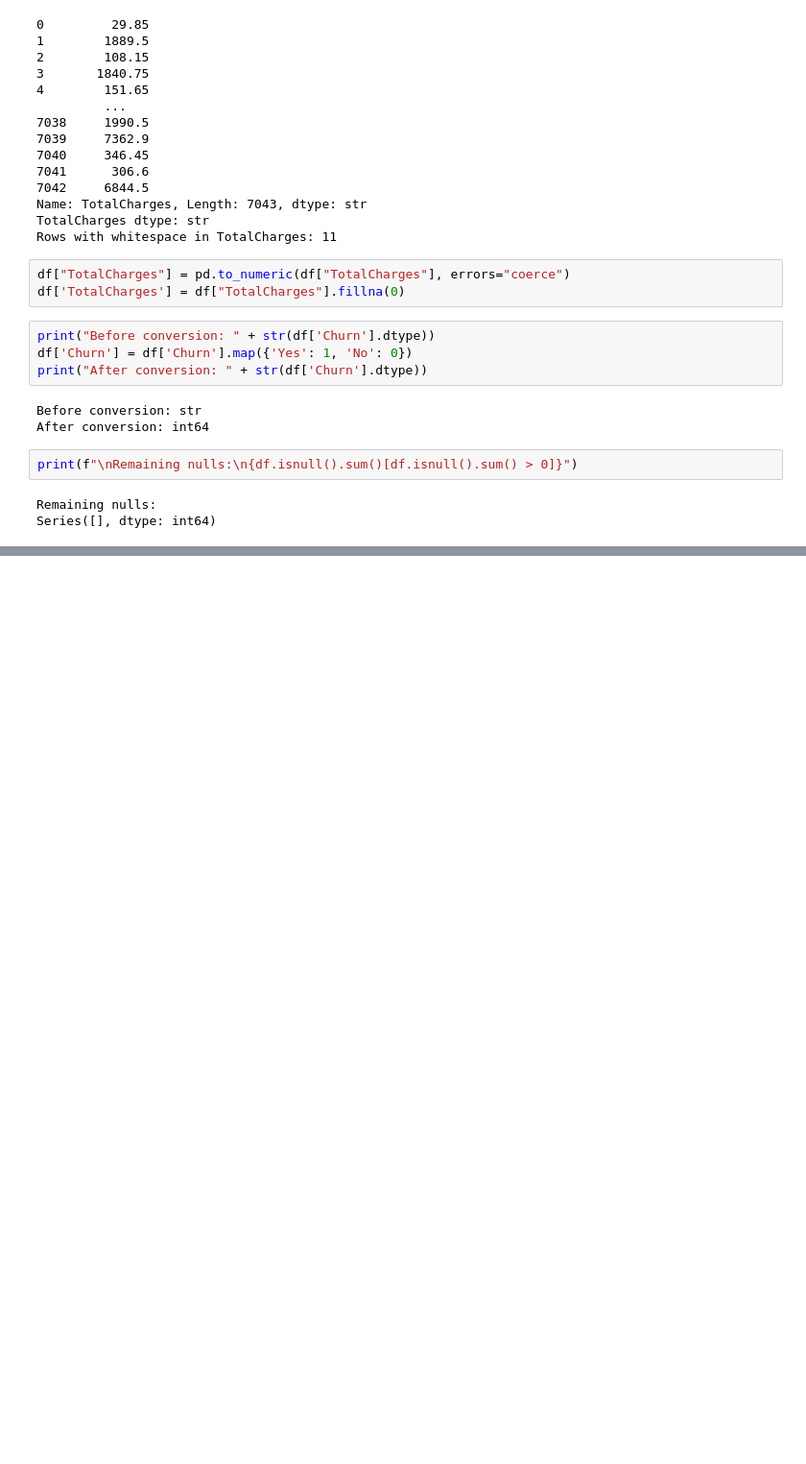
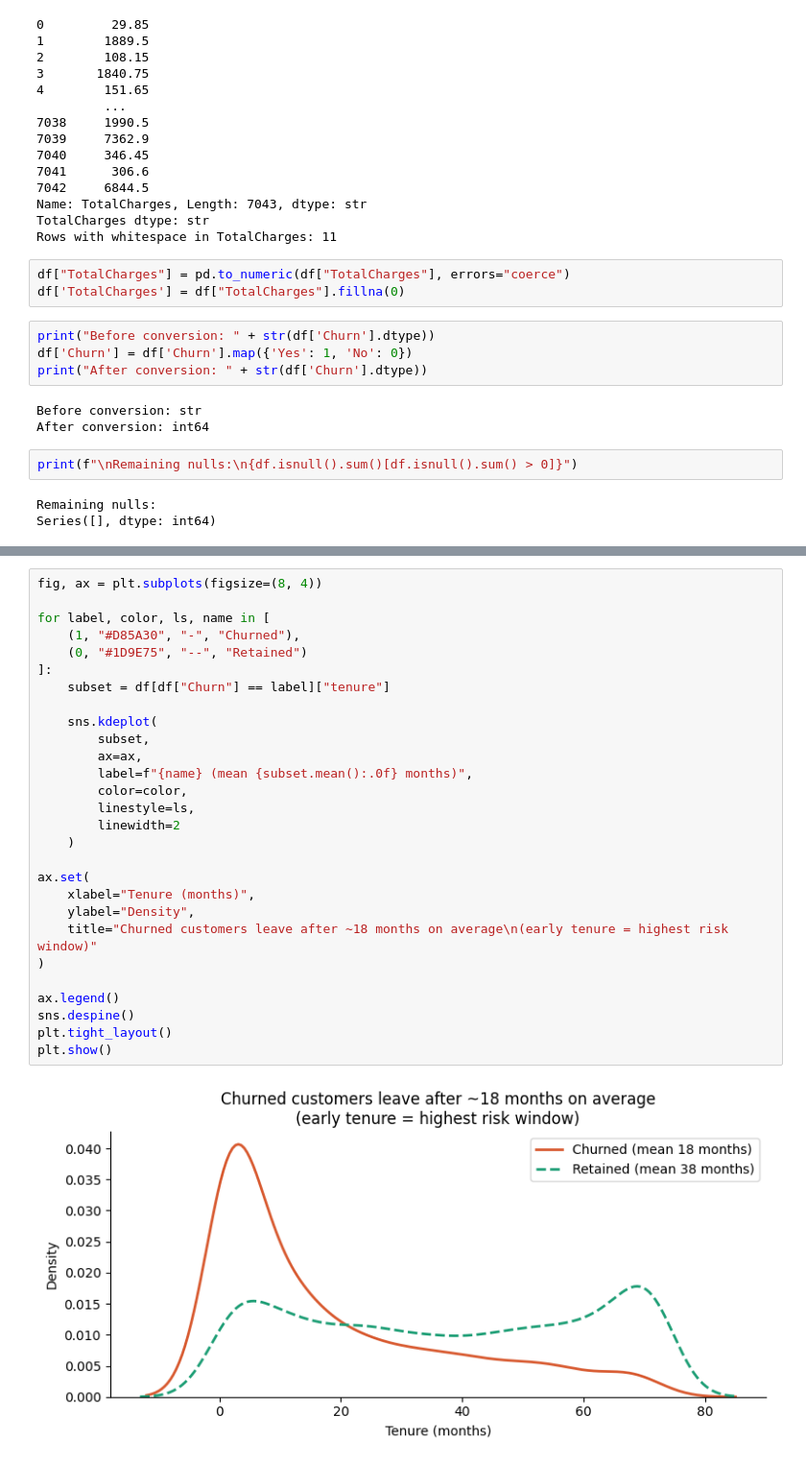
Before and after one commit to mynameisdevinchau/telco-churn-prediction, a Jupyter notebook: notebooks/EDA.ipynb, the cells around one changed output, grey strips where cells are left out. Shown at 96% size. Cells and saved outputs as stored; diff of their text form; blank space fills up the shorter version.

```diff
--- a/notebooks/EDA.ipynb
+++ b/notebooks/EDA.ipynb
@@ -156,0 +211,30 @@ Text(0, 0.5, 'Churn Rate')
+# %%
+fig, ax = plt.subplots(figsize=(8, 4))
+
+for label, color, ls, name in [
+    (1, "#D85A30", "-", "Churned"),
+    (0, "#1D9E75", "--", "Retained")
+]:
+    subset = df[df["Churn"] == label]["tenure"]
+
+    sns.kdeplot(
+        subset,
+        ax=ax,
+        label=f"{name} (mean {subset.mean():.0f} months)",
+        color=color,
+        linestyle=ls,
+        linewidth=2
+    )
+
+ax.set(
+    xlabel="Tenure (months)",
+    ylabel="Density",
+    title="Churned customers leave after ~18 months on average\n(early tenure = highest risk window)"
+)
+
+ax.legend()
+sns.despine()
+plt.tight_layout()
+plt.show()
+# %% [output]
+[figure, added]
```
Also changed, not shown: parts of 20 cells of this notebook, 3 other files.
